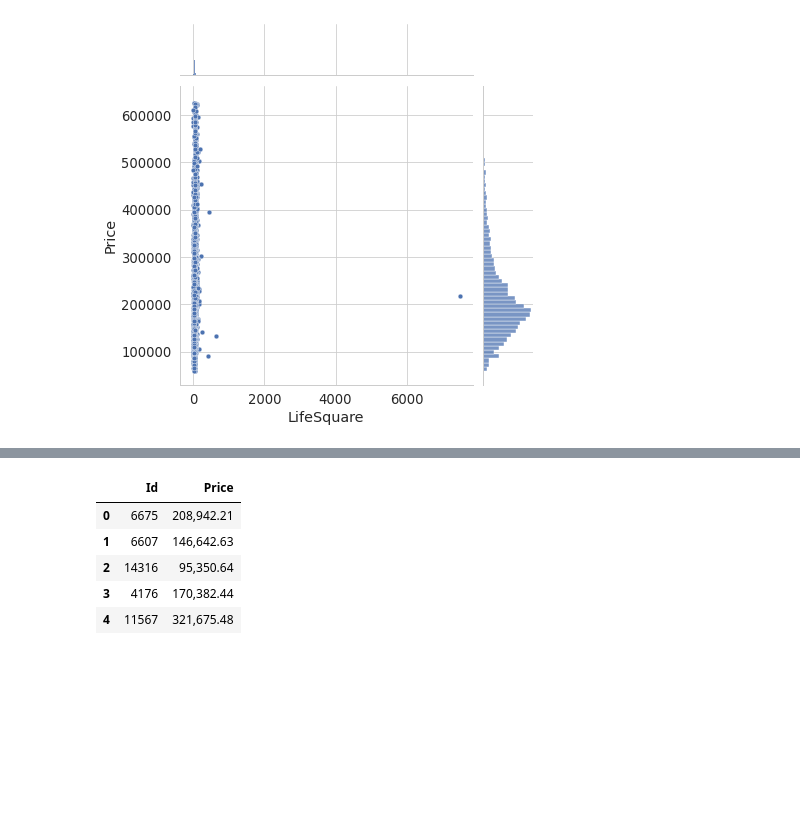
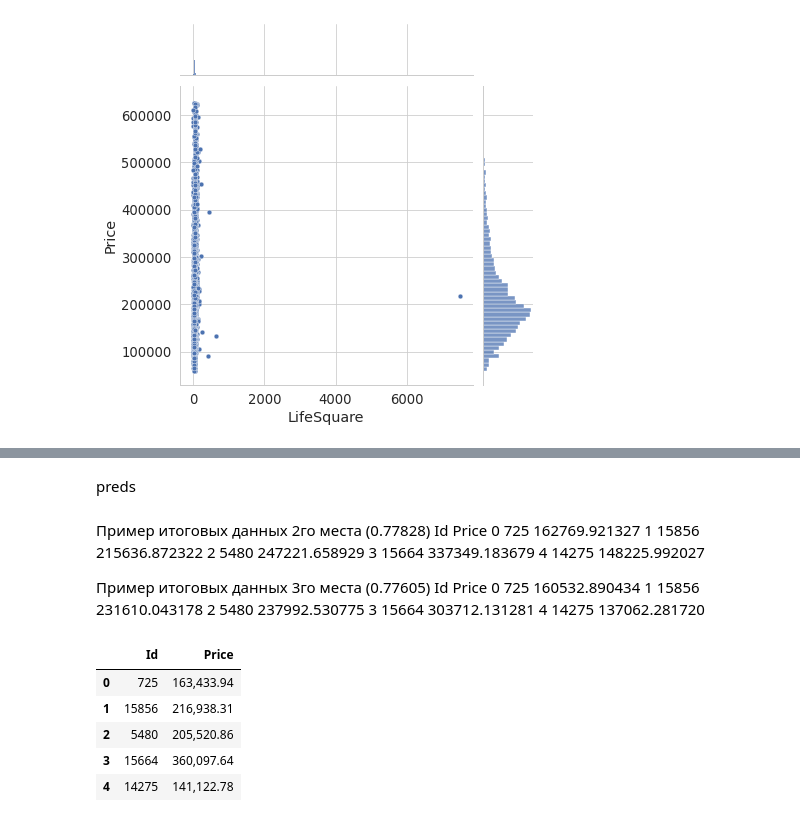
Before and after one commit to alvlagus/Python_for_Data_Science, a Jupyter notebook: Course_project/gusev_solution_new.ipynb, the cells around one changed output, grey strips where cells are left out. Drawn from its saved outputs; the diff is of its cells as text; code cells hidden in the pictures; blank space fills up the shorter version.

Commit message:
Актуальное на 16.10.2021
Переход на CatBoostRegressor модель

```diff
--- a/Course_project/gusev_solution_new.ipynb
+++ b/Course_project/gusev_solution_new.ipynb
@@ -941,0 +414,6 @@ df_test = df_test.merge(price_HouseYear_by_district, on=['DistrictId'], how='lef
+# %%
+df_train.loc[df_train['Square_corr'] < 10, 'Square_corr'] *= 10
+df_train.loc[df_train['Square_corr'] > 300, 'Square_corr'] /= 10
+
+df_test.loc[df_test['Square_corr'] < 10, 'Square_corr'] *= 10
+df_test.loc[df_test['Square_corr'] > 300, 'Square_corr'] /= 10
@@ -1146,7 +496,0 @@ R2: 0.75582 +- 0.02303
-# %%
-rfe = RFE(estimator=lgbm_model,
-          n_features_to_select=15,
-          step=2)
-
-rfe.fit(X, y)
-X.columns[rfe.support_]
@@ -1177,7 +496,0 @@ params = {'n_estimators':[50, 75, 100, 150, 200, 300],
-# %%
-lgbm_model_grid = GridSearchCV(lgbm_model, params, scoring='r2',
-                           cv=kf,
-                           n_jobs=-1)
-lgbm_model_grid.fit(X_ref, y)
-print(lgbm_model_grid.best_params_)
-print('R2 на train: {:.5f}'.format(lgbm_model_grid.best_score_))
@@ -1221,0 +613,20 @@ feature_importances.sort_values(by='importance', ascending=False)
+# %%
+%%time
+parameters = {'silent': True,
+              'learning_rate': 0.023,
+              'iterations': 1005,
+              'eval_metric': 'R2',
+              'depth': 10,
+              'allow_writing_files': False}
+
+CBR_model = CatBoostRegressor(**parameters)
+
+CBR_model.fit(X, y)
+
+cv_score = cross_val_score(CBR_model, X, y,
+                           scoring='r2',
+                           cv=KFold(n_splits=5,
+                                    shuffle=True,
+                                    random_state=42,
+                                    ))
+print('R2: {:.4f} +- {:.4f}'.format(cv_score.mean(), cv_score.std()))
@@ -1238,12 +655,33 @@ array([208942.21170062, 146642.63108837,  95350.64281564, ...,
+# %% [markdown]
+preds
+# %% [markdown]
+Пример итоговых данных 2го места (0.77828)
+	Id	Price
+0	725	162769.921327
+1	15856	215636.872322
+2	5480	247221.658929
+3	15664	337349.183679
+4	14275	148225.992027
+
+Пример итоговых данных 3го места (0.77605)
+      Id          Price
+0    725  160532.890434
+1  15856  231610.043178
+2   5480  237992.530775
+3  15664  303712.131281
+4  14275  137062.281720
 # %%
+feature_imp_list = feature_importances.nlargest(27, 'importance')['feature_name'].to_list()
+
+y_pred = CBR_model.predict(df_test[feature_imp_list])
 preds = pd.DataFrame()
 preds['Id'] = df_test.index
 preds['Price'] = y_pred
 preds.head()
 # %% [output]
 |  | Id | Price |
-| 0 | 6675 | 208,942.21 |
-| 1 | 6607 | 146,642.63 |
-| 2 | 14316 | 95,350.64 |
-| 3 | 4176 | 170,382.44 |
-| 4 | 11567 | 321,675.48 |
+| 0 | 725 | 163,433.94 |
+| 1 | 15856 | 216,938.31 |
+| 2 | 5480 | 205,520.86 |
+| 3 | 15664 | 360,097.64 |
+| 4 | 14275 | 141,122.78 |
```
Also changed, not shown: parts of 188 cells of this notebook.
